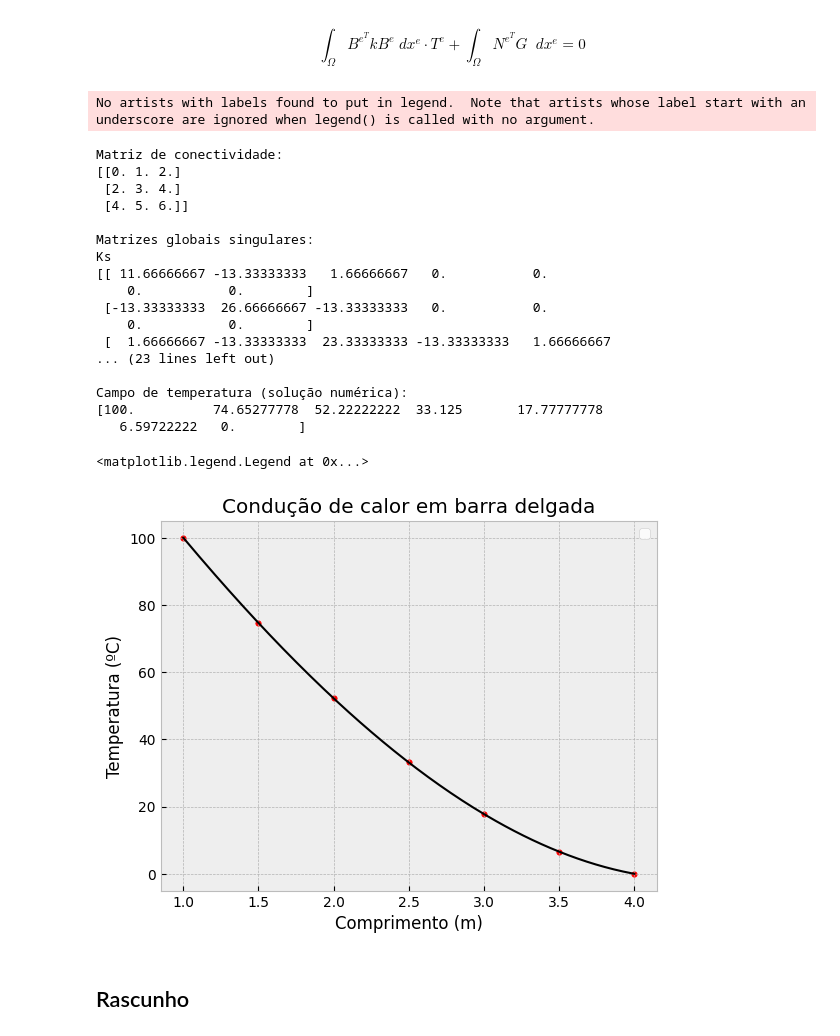
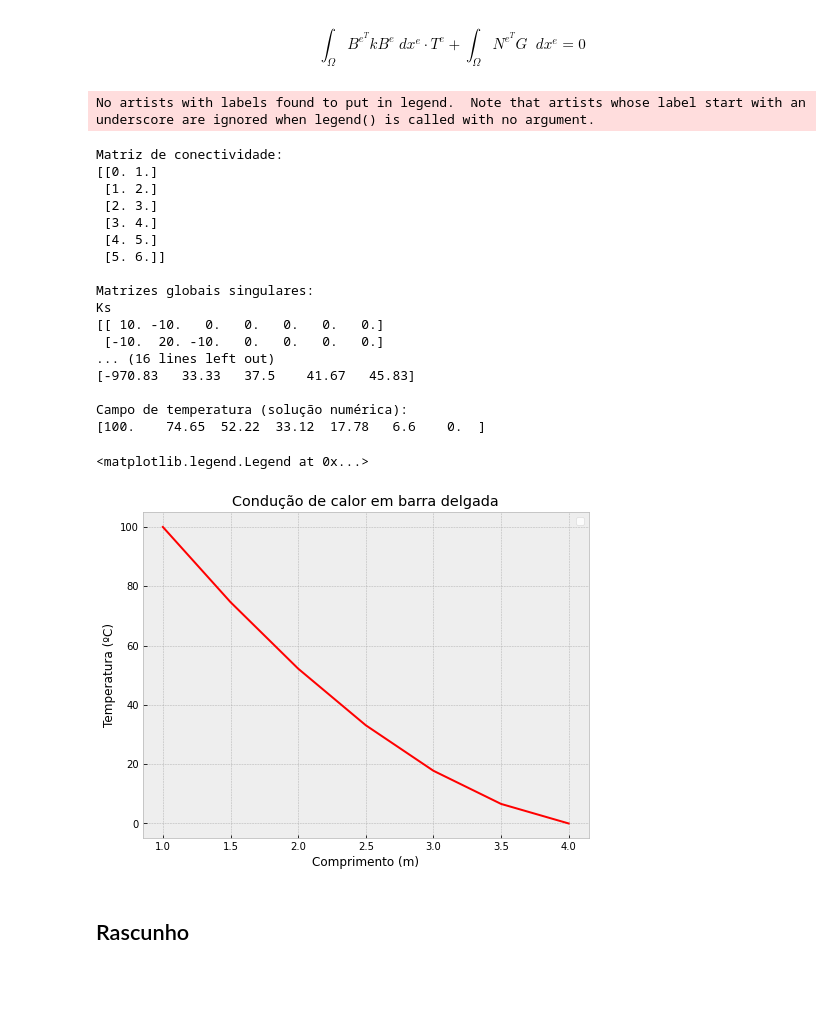
Before and after one commit to jpedro-rod/ElementosFinitos, a Jupyter notebook: Elementos_Finitos.ipynb, the cells around one changed output. Cells and saved outputs as stored; diff of their text form; code cells hidden in the pictures; blank space fills up the shorter version.

```diff
--- a/Elementos_Finitos.ipynb
+++ b/Elementos_Finitos.ipynb
@@ -111,7 +111,7 @@ def S(x):
 
 #OBS.: "ligacoes" se difere de nós pois se refere a pontos que ficam apenas nas fronteiras de cada elemento. "ligacoes" não abrange nós no interior de elementos, como nos de 2ª ordem.
 
-ordemElemento = 2   #1 ou 2
+ordemElemento = 1   #1 ou 2
 
 ligacoes = 7                              #PARA 2ª ORDEM SOMENTE NÚMEROS ÍMPARES
 malha = np.linspace(Xo,Xf,ligacoes)
@@ -269,9 +269,9 @@ if ordemElemento == 1:
 
     print("\nMatrizes globais singulares: ")
     print("Ks")
-    print(Ks)
+    print(np.array_str(Ks, precision=2, suppress_small=True))
     print("Gs")
-    print(Gs)
+    print(np.array_str(Gs, precision=2, suppress_small=True))
 
 ##2ª ORDEM
 elif ordemElemento == 2:
@@ -318,9 +318,9 @@ elif ordemElemento == 2:
 
     print("\nMatrizes globais singulares: ")
     print("Ks")
-    print(Ks)
+    print(np.array_str(Ks, precision=2, suppress_small=True))
     print("Gs")
-    print(Gs)
+    print(np.array_str(Gs, precision=2, suppress_small=True))
 
 #Aplicação das condições de contorno na matriz e vetor independente:   K.T + G = 0
 
@@ -343,9 +343,9 @@ for i in range(len(G)):
 
 print("\nMatrizes globais: ")
 print("K")
-print(K)
+print(np.array_str(K, precision=2, suppress_small=True))
 print("G")
-print(G)
+print(np.array_str(G, precision=2, suppress_small=True))
 
 #Solucionando o sistema
 
@@ -355,49 +355,50 @@ BCo = np.array([To])
 BCf = np.array([Tf])
 CampoTemperatura = np.concatenate((BCo,CampoTSemContorno,BCf))
 
 print("\nCampo de temperatura (solução numérica): ")
-print(CampoTemperatura)
+print(np.array_str(CampoTemperatura, precision=2, suppress_small=True))
 
 #Solução analítica
 
 DominioAnalitico = np.linspace(Xo,Xf,200)
 
 def CampoTAnalitico(x):
     return (5/9)*x**3 + (10/3)*x**2 - (185/3)*x + 1420/9
 
 #Exibindo as soluções
 
 plt.style.use('bmh')
 
-fig, (ax1) = plt.subplots(1, 1, sharey=True, sharex = True)
+fig, (ax1) = plt.subplots(1, 1, sharey=True, sharex = True, figsize = (8,6))
 
-ax1.scatter(malha, CampoTemperatura, s=15, color='red',)
-ax1.plot(DominioAnalitico, CampoTAnalitico(DominioAnalitico), color='black', linewidth=1.5)
+#ax1.scatter(malha, CampoTemperatura, s=15, color='red',)
+ax1.plot(malha, CampoTemperatura, color='red',)
+#ax1.plot(DominioAnalitico, CampoTAnalitico(DominioAnalitico), color='black', linewidth=1.5)
 ax1.set_title('Condução de calor em barra delgada')
 ax1.set_xlabel('Comprimento (m)')
 ax1.set_ylabel('Temperatura (ºC)')
 ax1.legend(loc='best',facecolor ='w')
 # %% [output]
 No artists with labels found to put in legend.  Note that artists whose label start with an underscore are ignored when legend() is called with no argument.
 Matriz de conectividade:
-[[0. 1. 2.]
- [2. 3. 4.]
- [4. 5. 6.]]
+[[0. 1.]
+ [1. 2.]
+ [2. 3.]
+ [3. 4.]
+ [4. 5.]
+ [5. 6.]]
 
 Matrizes globais singulares:
 Ks
-[[ 11.66666667 -13.33333333   1.66666667   0.           0.
-    0.           0.        ]
- [-13.33333333  26.66666667 -13.33333333   0.           0.
-    0.           0.        ]
- [  1.66666667 -13.33333333  23.33333333 -13.33333333   1.66666667
-... (23 lines left out)
+[[ 10. -10.   0.   0.   0.   0.   0.]
+ [-10.  20. -10.   0.   0.   0.   0.]
+... (16 lines left out)
+[-970.83   33.33   37.5    41.67   45.83]
 
 Campo de temperatura (solução numérica):
-[100.          74.65277778  52.22222222  33.125       17.77777778
-   6.59722222   0.        ]
+[100.    74.65  52.22  33.12  17.78   6.6    0.  ]
 <matplotlib.legend.Legend at 0x...>
-[figure, old version]
+[figure, new version]
 # %% [markdown]
 ## Rascunho
 # %%
```
Also changed, not shown: parts of 4 cells of this notebook, 1 other file.
